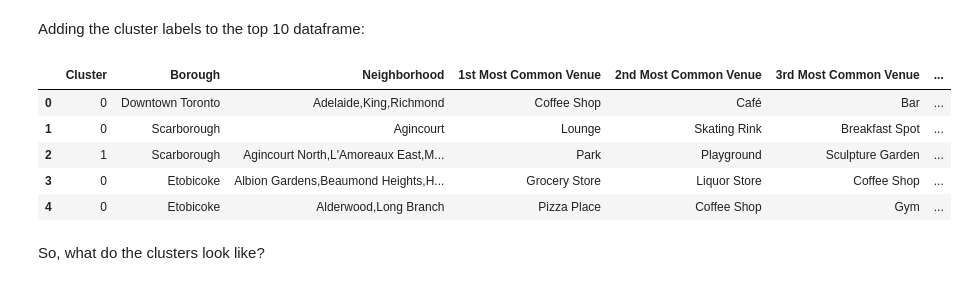
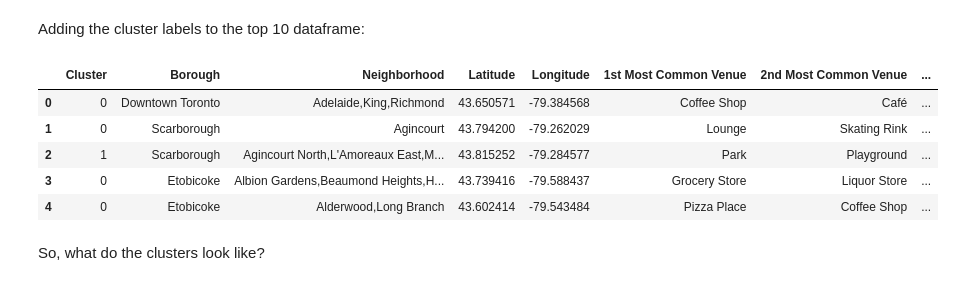
Before and after one commit to Quneitra/Coursera_Capstone, a Jupyter notebook: Capstone Notebook - Toronto Cluster3.ipynb, the cells around one changed output. Saved outputs shown, nothing was run; the diff lists cells and outputs as text; code cells hidden in the pictures.

```diff
--- a/Capstone Notebook - Toronto Cluster3.ipynb
+++ b/Capstone Notebook - Toronto Cluster3.ipynb
@@ -235,16 +237,18 @@ Hmm...most of the neighborhoods belong to cluster 0, while only a few belong to
 Adding the cluster labels to the top 10 dataframe:
 # %%
 toronto_Top10.insert(0, 'Cluster', kmeans.labels_)
-tempdf = toronto_Top10.merge(ctable_coord[['Borough','Neighbourhood']], left_on = 'Neighborhood',right_on='Neighbourhood')
+tempdf = toronto_Top10.merge(ctable_coord[['Borough','Neighbourhood','Latitude','Longitude']], left_on = 'Neighborhood',right_on='Neighbourhood')
 toronto_Top10.insert(1,'Borough',tempdf['Borough'])
+toronto_Top10.insert(3,'Latitude',tempdf['Latitude'])
+toronto_Top10.insert(4,'Longitude',tempdf['Longitude'])
 toronto_Top10.head()
 # %% [output]
-|  | Cluster | Borough | Neighborhood | 1st Most Common Venue | 2nd Most Common Venue | 3rd Most Common Venue | ... |
-| 0 | 0 | Downtown Toronto | Adelaide,King,Richmond | Coffee Shop | Café | Bar | ... |
-| 1 | 0 | Scarborough | Agincourt | Lounge | Skating Rink | Breakfast Spot | ... |
-| 2 | 1 | Scarborough | Agincourt North,L'Amoreaux East,M... | Park | Playground | Sculpture Garden | ... |
-| 3 | 0 | Etobicoke | Albion Gardens,Beaumond Heights,H... | Grocery Store | Liquor Store | Coffee Shop | ... |
-| 4 | 0 | Etobicoke | Alderwood,Long Branch | Pizza Place | Coffee Shop | Gym | ... |
+|  | Cluster | Borough | Neighborhood | Latitude | Longitude | 1st Most Common Venue | 2nd Most Common Venue | ... |
+| 0 | 0 | Downtown Toronto | Adelaide,King,Richmond | 43.650571 | -79.384568 | Coffee Shop | Café | ... |
+| 1 | 0 | Scarborough | Agincourt | 43.794200 | -79.262029 | Lounge | Skating Rink | ... |
+| 2 | 1 | Scarborough | Agincourt North,L'Amoreaux East,M... | 43.815252 | -79.284577 | Park | Playground | ... |
+| 3 | 0 | Etobicoke | Albion Gardens,Beaumond Heights,H... | 43.739416 | -79.588437 | Grocery Store | Liquor Store | ... |
+| 4 | 0 | Etobicoke | Alderwood,Long Branch | 43.602414 | -79.543484 | Pizza Place | Coffee Shop | ... |
 # %% [markdown]
 So, what do the clusters look like?
 # %% [markdown]
```
Also changed, not shown: parts of 8 cells of this notebook.
